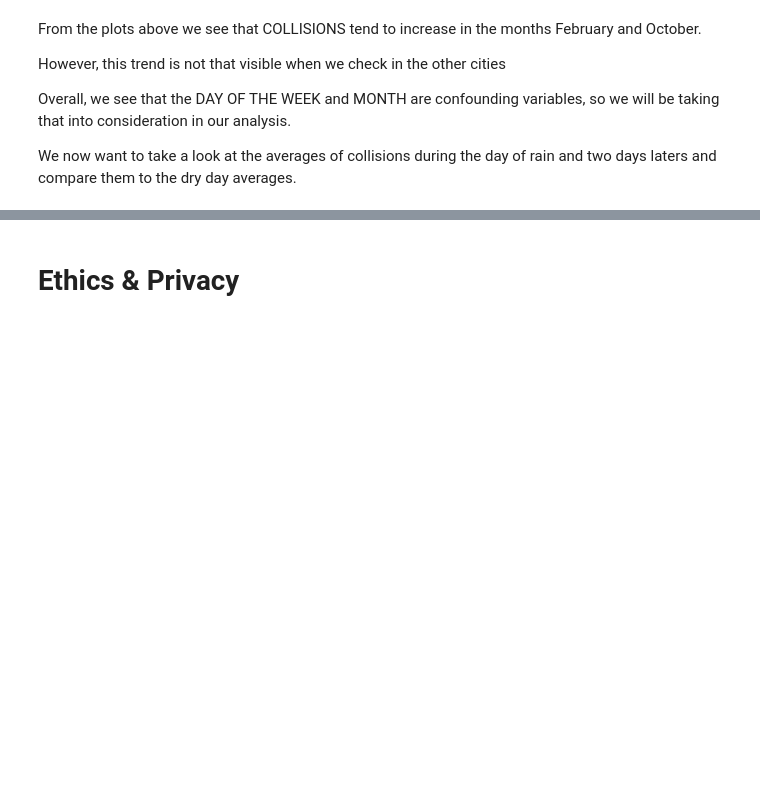
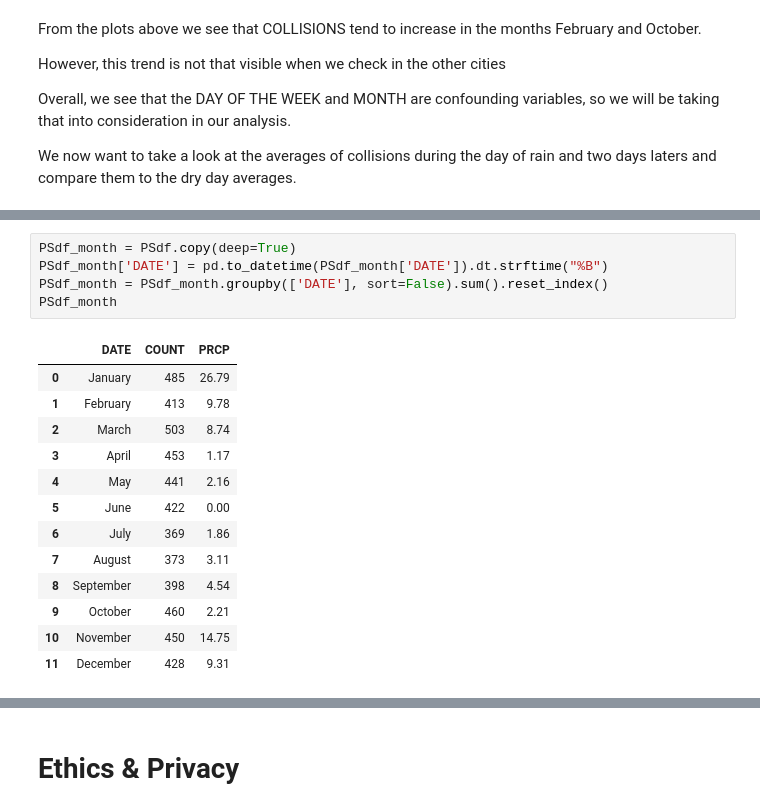
Before and after one commit to DeusSeos/Group007-Wi22-Resume, a Jupyter notebook: FinalProjectGroup007-Wi22.ipynb, the cells around one changed output, grey strips where cells are left out. Cells and saved outputs as stored; diff of their text form; blank space fills up the shorter version.

```diff
--- a/FinalProjectGroup007-Wi22.ipynb
+++ b/FinalProjectGroup007-Wi22.ipynb
@@ -536,0 +557,19 @@ bfMonthAverages
+# %%
+PSdf_month = PSdf.copy(deep=True)
+PSdf_month['DATE'] = pd.to_datetime(PSdf_month['DATE']).dt.strftime("%B")
+PSdf_month = PSdf_month.groupby(['DATE'], sort=False).sum().reset_index()
+PSdf_month
+# %% [output]
+|  | DATE | COUNT | PRCP |
+| 0 | January | 485 | 26.79 |
+| 1 | February | 413 | 9.78 |
+| 2 | March | 503 | 8.74 |
+| 3 | April | 453 | 1.17 |
+| 4 | May | 441 | 2.16 |
+| 5 | June | 422 | 0.00 |
+| 6 | July | 369 | 1.86 |
+| 7 | August | 373 | 3.11 |
+| 8 | September | 398 | 4.54 |
+| 9 | October | 460 | 2.21 |
+| 10 | November | 450 | 14.75 |
+| 11 | December | 428 | 9.31 |
```
Also changed, not shown: parts of 19 cells of this notebook, 1 other file.
